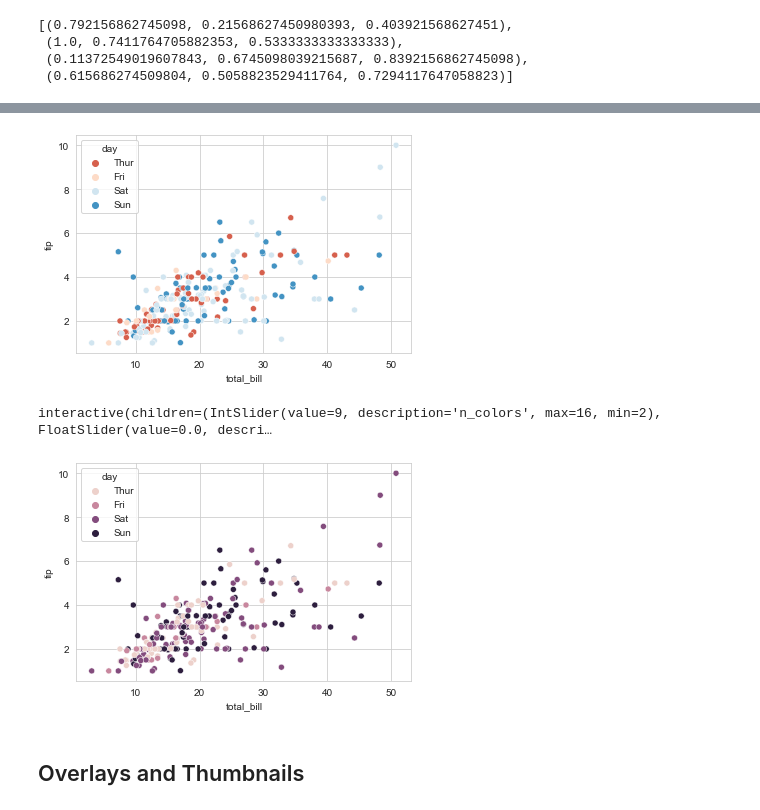
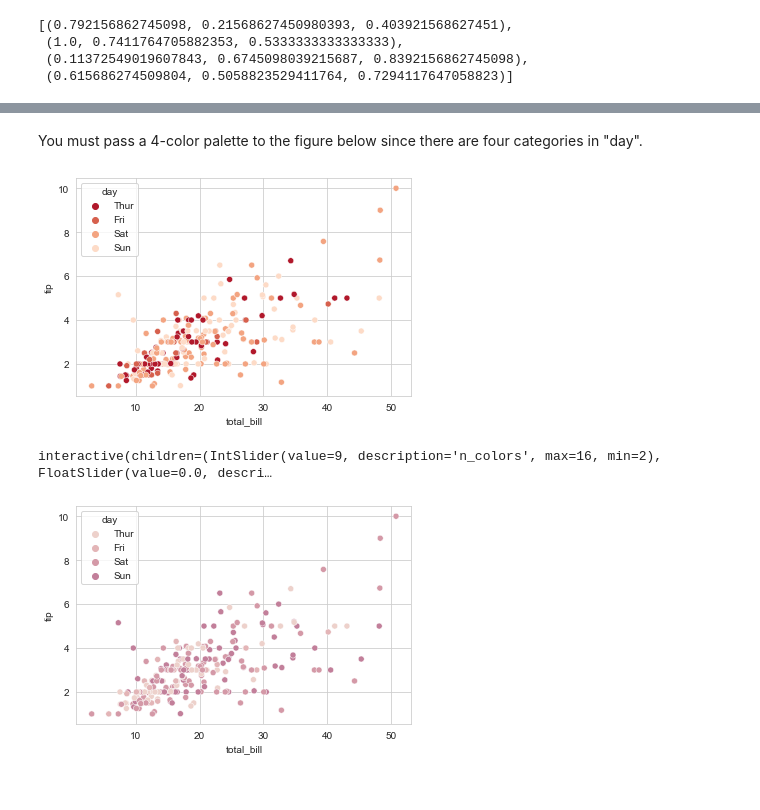
Before and after one commit to kimfetti/Videos, a Jupyter notebook: Seaborn/26_palettes.ipynb, the cells around one changed output, grey strips where cells are left out. Saved outputs shown, nothing was run; the diff lists cells and outputs as text; code cells hidden in the pictures.

Commit message:
update palettes code for 2nd video

```diff
--- a/Seaborn/26_palettes.ipynb
+++ b/Seaborn/26_palettes.ipynb
@@ -312,14 +335,14 @@ interactive(children=(Dropdown(description='name', options=('RdBu', 'RdGy', 'PRG
+# %% [markdown]
+You must pass a 4-color palette to the figure below since there are four categories in "day".
 # %%
-sns.scatterplot(data=tips, x='total_bill', y='tip', hue='day', palette=brew_palette);
+sns.scatterplot(data=tips, x='total_bill', y='tip', hue='day', palette=brew_palette[:4]);
 # %% [output]
-[figure, old version]
+[figure, new version]
-# %%
-ch_palette = sns.choose_cubehelix_palette()  #must decrease to 4 colors for next cell to run
-# %% [output]
-interactive(children=(IntSlider(value=9, description='n_colors', max=16, min=2), FloatSlider(value=0.0, descri…
+# %%
+ch_palette = sns.choose_cubehelix_palette()
+# %% [output]
+interactive(children=(IntSlider(value=9, description='n_colors', max=16, min=2), FloatSlider(value=0.0, descri…
 # %%
-sns.scatterplot(data=tips, x='total_bill', y='tip', hue='day', palette=ch_palette);
+sns.scatterplot(data=tips, x='total_bill', y='tip', hue='day', palette=ch_palette[:4]);
 # %% [output]
-[figure, old version]
+[figure, new version]
-# %% [markdown]
-## Overlays and Thumbnails
```
Also changed, not shown: parts of 15 cells of this notebook.
